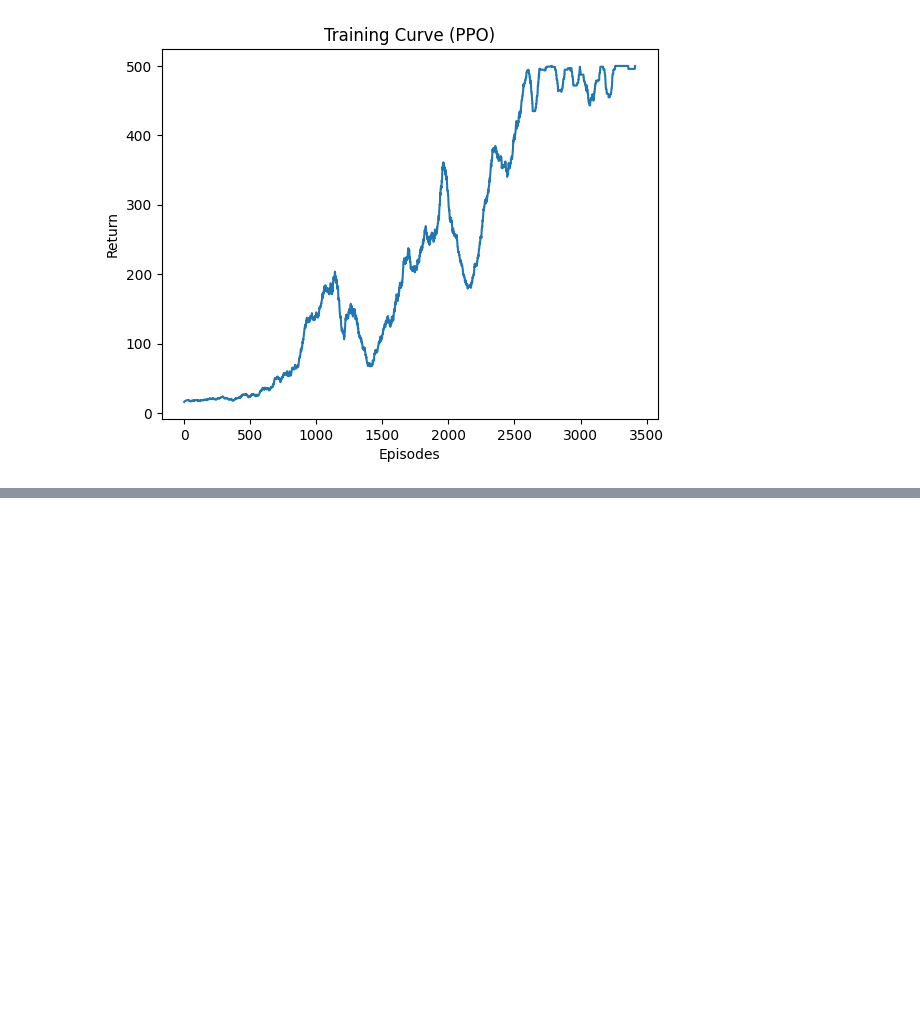
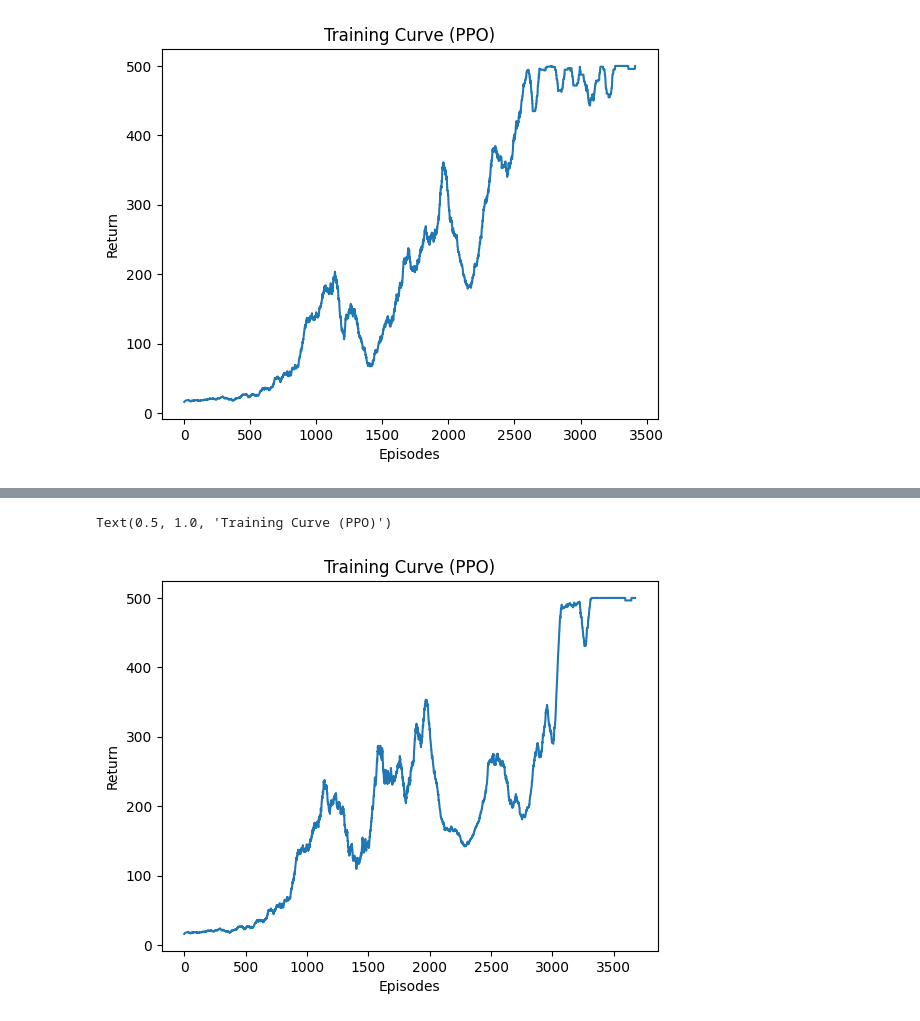
Before and after one commit to vitchun/DSA4288, a Jupyter notebook: RL basics/Policy Gradient.ipynb, the cells around one changed output, grey strips where cells are left out. Cells and saved outputs as stored; diff of their text form; code cells hidden in the pictures; blank space fills up the shorter version.

```diff
--- a/RL basics/Policy Gradient.ipynb
+++ b/RL basics/Policy Gradient.ipynb
@@ -702,0 +976,15 @@ Text(0.5, 1.0, 'Training Curve (PPO)')
+# %%
+import numpy as np
+
+def smooth(x, window=50):
+    if len(x) < window:
+        return x
+    return np.convolve(x, np.ones(window)/window, mode="valid")
+
+plt.plot(smooth(returns))
+plt.xlabel("Episodes")
+plt.ylabel("Return")
+plt.title("Training Curve (PPO)")
+# %% [output]
+Text(0.5, 1.0, 'Training Curve (PPO)')
+[figure, added]
```
Also changed, not shown: parts of 6 cells of this notebook.
